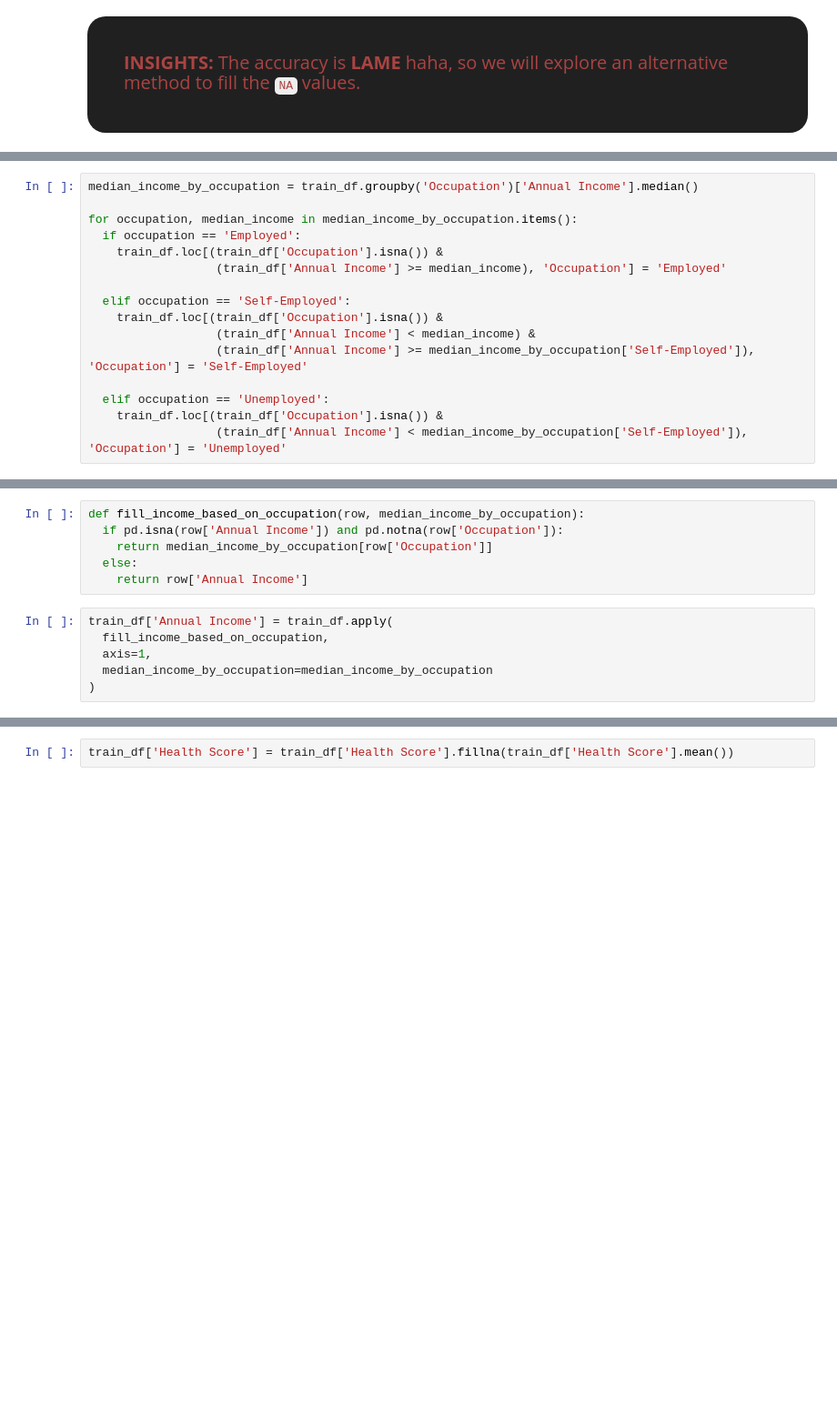
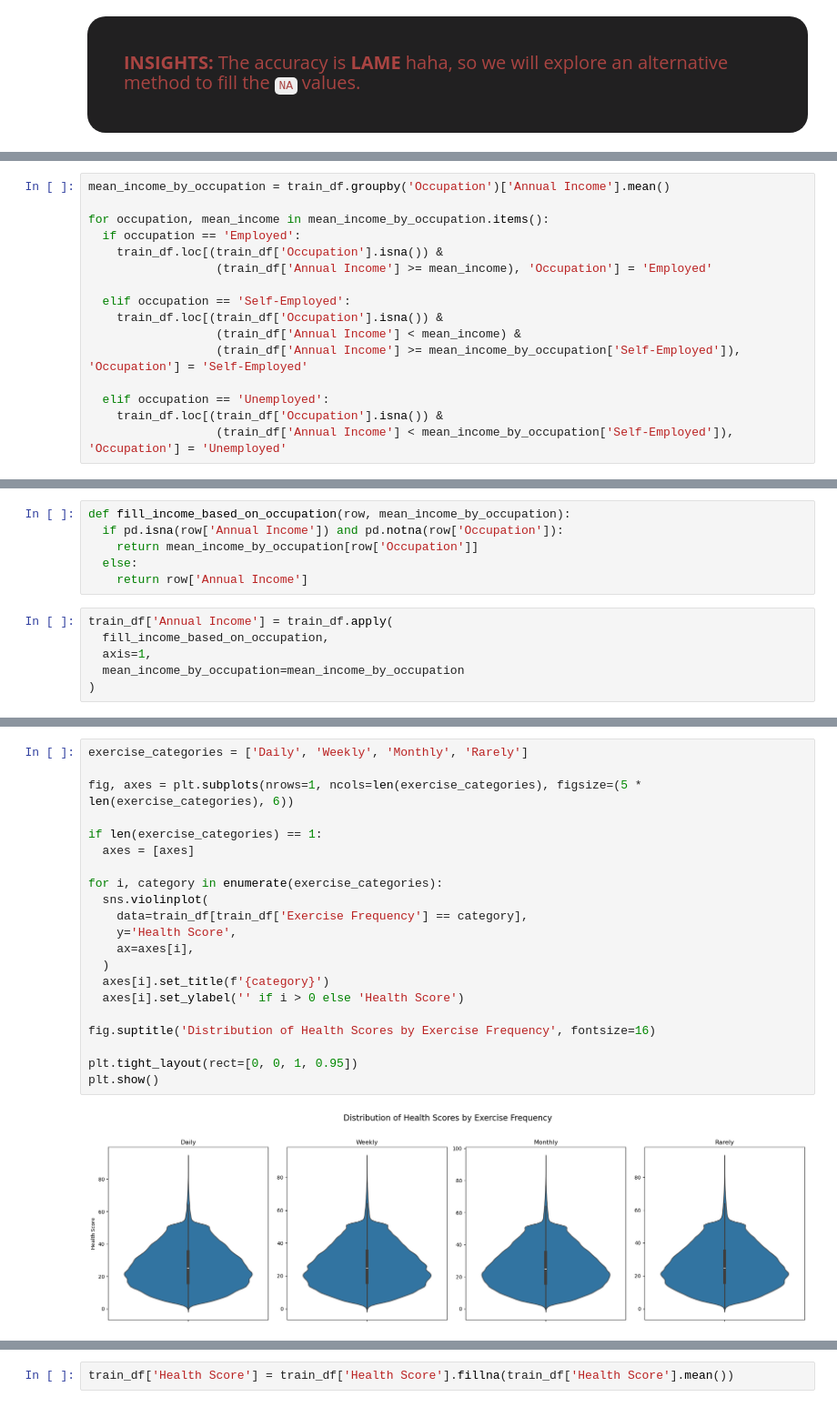
Before and after one commit to I-Scream-4-Icecream/Kaggle, a Jupyter notebook: Playground Series S4E12/eda.ipynb, the cells around one changed output, grey strips where cells are left out. Shown at 91% size. Drawn from its saved outputs; the diff is of its cells as text; blank space fills up the shorter version.

```diff
--- a/Playground Series S4E12/main.ipynb
+++ b/Playground Series S4E12/eda.ipynb
@@ -526,17 +527,17 @@ Unemployed       25062.5
 Name: Annual Income, dtype: float64
 # %%
-median_income_by_occupation = train_df.groupby('Occupation')['Annual Income'].median()
+mean_income_by_occupation = train_df.groupby('Occupation')['Annual Income'].mean()
 
-for occupation, median_income in median_income_by_occupation.items():
+for occupation, mean_income in mean_income_by_occupation.items():
   if occupation == 'Employed':
     train_df.loc[(train_df['Occupation'].isna()) &
-                  (train_df['Annual Income'] >= median_income), 'Occupation'] = 'Employed'
+                  (train_df['Annual Income'] >= mean_income), 'Occupation'] = 'Employed'
 
   elif occupation == 'Self-Employed':
     train_df.loc[(train_df['Occupation'].isna()) &
-                  (train_df['Annual Income'] < median_income) &
-                  (train_df['Annual Income'] >= median_income_by_occupation['Self-Employed']), 'Occupation'] = 'Self-Employed'
+                  (train_df['Annual Income'] < mean_income) &
+                  (train_df['Annual Income'] >= mean_income_by_occupation['Self-Employed']), 'Occupation'] = 'Self-Employed'
 
   elif occupation == 'Unemployed':
     train_df.loc[(train_df['Occupation'].isna()) &
-                  (train_df['Annual Income'] < median_income_by_occupation['Self-Employed']), 'Occupation'] = 'Unemployed'
+                  (train_df['Annual Income'] < mean_income_by_occupation['Self-Employed']), 'Occupation'] = 'Unemployed'
@@ -554,14 +548,14 @@ for occupation, median_income in median_income_by_occupation.items():
   The function <code>fill_income_based_on_occupation</code> checks if the <code>Annual Income</code> is missing (NaN) and if the <code>Occupation</code> is provided. If both conditions are met, it assigns the median income of that specific <code>Occupation</code> to the missing <code>Annual Income</code>. Otherwise, it retains the existing <code>Annual Income</code>.
 </div>
 # %%
-def fill_income_based_on_occupation(row, median_income_by_occupation):
+def fill_income_based_on_occupation(row, mean_income_by_occupation):
   if pd.isna(row['Annual Income']) and pd.notna(row['Occupation']):
-    return median_income_by_occupation[row['Occupation']]
+    return mean_income_by_occupation[row['Occupation']]
   else:
     return row['Annual Income']
 # %%
 train_df['Annual Income'] = train_df.apply(
   fill_income_based_on_occupation,
   axis=1,
-  median_income_by_occupation=median_income_by_occupation
+  mean_income_by_occupation=mean_income_by_occupation
 )
@@ -579,0 +566,23 @@ train_null_df
+# %%
+exercise_categories = ['Daily', 'Weekly', 'Monthly', 'Rarely']
+
+fig, axes = plt.subplots(nrows=1, ncols=len(exercise_categories), figsize=(5 * len(exercise_categories), 6))
+
+if len(exercise_categories) == 1:
+  axes = [axes]
+
+for i, category in enumerate(exercise_categories):
+  sns.violinplot(
+    data=train_df[train_df['Exercise Frequency'] == category],
+    y='Health Score',
+    ax=axes[i],
+  )
+  axes[i].set_title(f'{category}')
+  axes[i].set_ylabel('' if i > 0 else 'Health Score')
+
+fig.suptitle('Distribution of Health Scores by Exercise Frequency', fontsize=16)
+
+plt.tight_layout(rect=[0, 0, 1, 0.95])
+plt.show()
+# %% [output]
+[figure, added]
```
Also changed, not shown: parts of 53 cells of this notebook.
